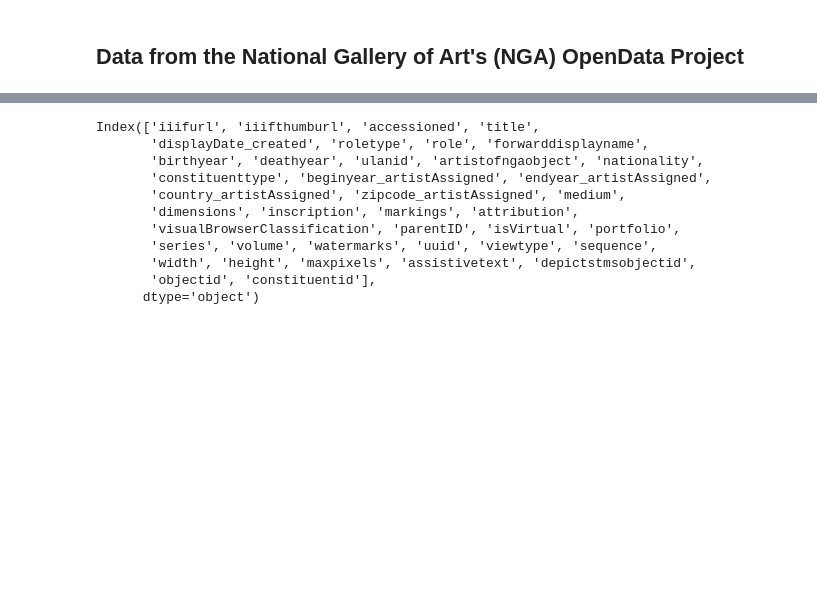
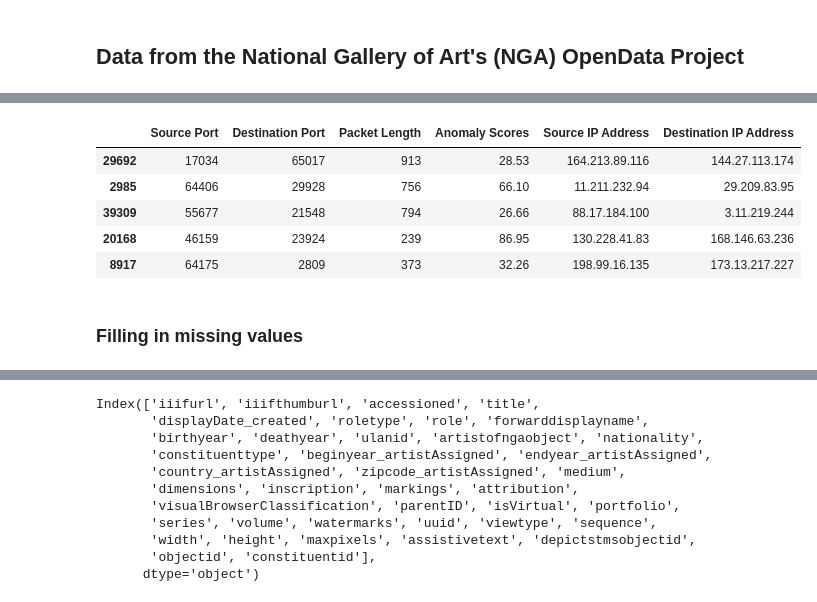
Before and after one commit to Bryan-Az/Dimensionality_Reduction, a Jupyter notebook: Dimensionality_Reduction.ipynb, the cells around one changed output, grey strips where cells are left out. Cells and saved outputs as stored; diff of their text form; code cells hidden in the pictures; blank space fills up the shorter version.

```diff
--- a/Dimensionality_Reduction.ipynb
+++ b/Dimensionality_Reduction.ipynb
@@ -72,0 +117,12 @@ nga_art_sample.head()
+# %%
+selected_cybersecurity_sample = inscribo_cybersecurity_df.loc[:, ['Source Port', 'Destination Port', 'Packet Length', 'Anomaly Scores', 'Source IP Address', 'Destination IP Address']]
+selected_cybersecurity_sample.head()
+# %% [output]
+|  | Source Port | Destination Port | Packet Length | Anomaly Scores | Source IP Address | Destination IP Address |
+| 29692 | 17034 | 65017 | 913 | 28.53 | 164.213.89.116 | 144.27.113.174 |
+| 2985 | 64406 | 29928 | 756 | 66.10 | 11.211.232.94 | 29.209.83.95 |
+| 39309 | 55677 | 21548 | 794 | 26.66 | 88.17.184.100 | 3.11.219.244 |
+| 20168 | 46159 | 23924 | 239 | 86.95 | 130.228.41.83 | 168.146.63.236 |
+| 8917 | 64175 | 2809 | 373 | 32.26 | 198.99.16.135 | 173.13.217.227 |
+# %% [markdown]
+### Filling in missing values
```
Also changed, not shown: parts of 30 cells of this notebook, 3 other files.
